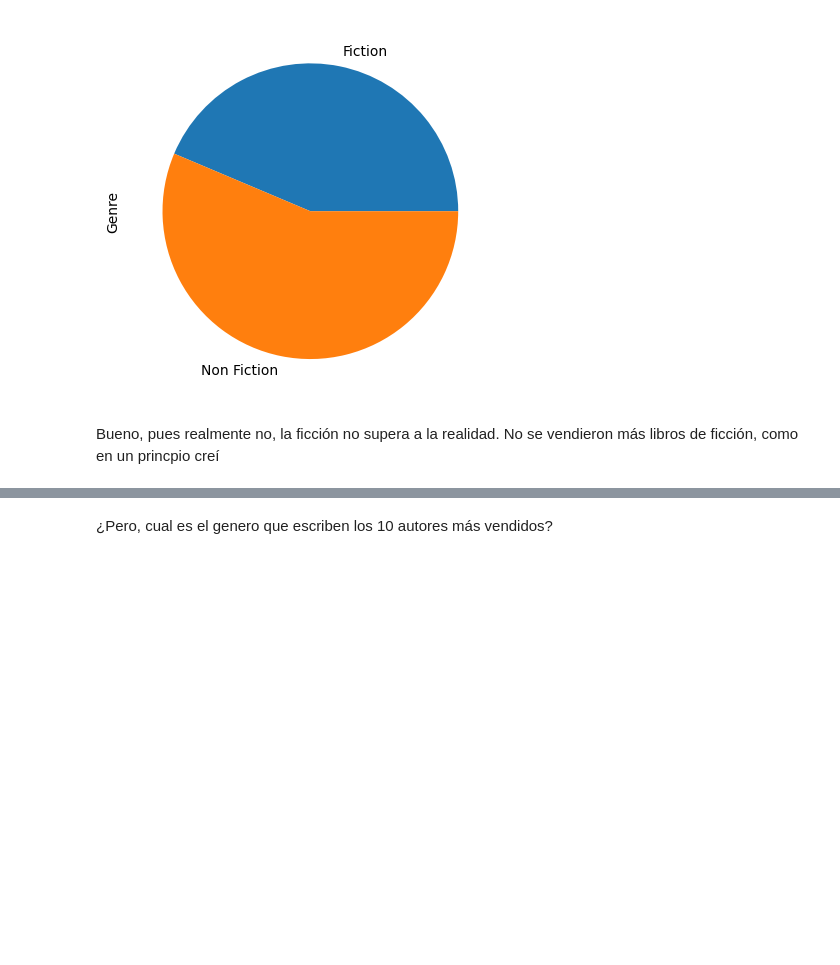
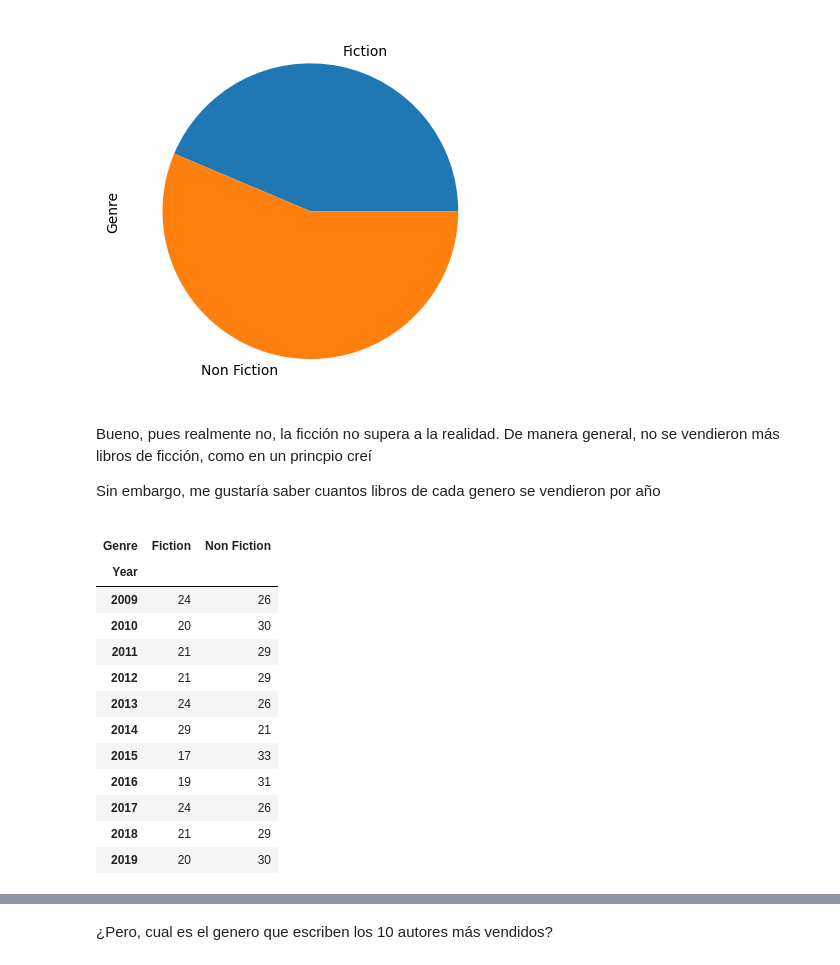
Before and after one commit to laverde-c/Best-Sellers, a Jupyter notebook: Best_sellers.ipynb, the cells around one changed output, grey strips where cells are left out. Drawn from its saved outputs; the diff is of its cells as text; code cells hidden in the pictures; blank space fills up the shorter version.

```diff
--- a/Best_sellers.ipynb
+++ b/Best_sellers.ipynb
@@ -88,4 +112,23 @@ gnero.plot(kind='pie', x='Genre', y='gnero')
 <Axes: ylabel='Genre'>
 [figure]
 # %% [markdown]
-<p>Bueno, pues realmente no, la ficción no supera a la realidad. No se vendieron más libros de ficción, como en un princpio creí</p>
+<p>Bueno, pues realmente no, la ficción no supera a la realidad. De manera general, no se vendieron más libros de ficción, como en un princpio creí
+
+Sin embargo, me gustaría saber cuantos libros de cada genero se vendieron por año</p>
+# %%
+gnere_year = df.pivot_table(index='Year', columns='Genre', values='Name',aggfunc='count')
+gnere_year
+# %% [output]
+| Genre | Fiction | Non Fiction |
+| Year |  |  |
+| 2009 | 24 | 26 |
+| 2010 | 20 | 30 |
+| 2011 | 21 | 29 |
+| 2012 | 21 | 29 |
+| 2013 | 24 | 26 |
+| 2014 | 29 | 21 |
+| 2015 | 17 | 33 |
+| 2016 | 19 | 31 |
+| 2017 | 24 | 26 |
+| 2018 | 21 | 29 |
+| 2019 | 20 | 30 |
```
Also changed, not shown: parts of 10 cells of this notebook, 1 other file.
